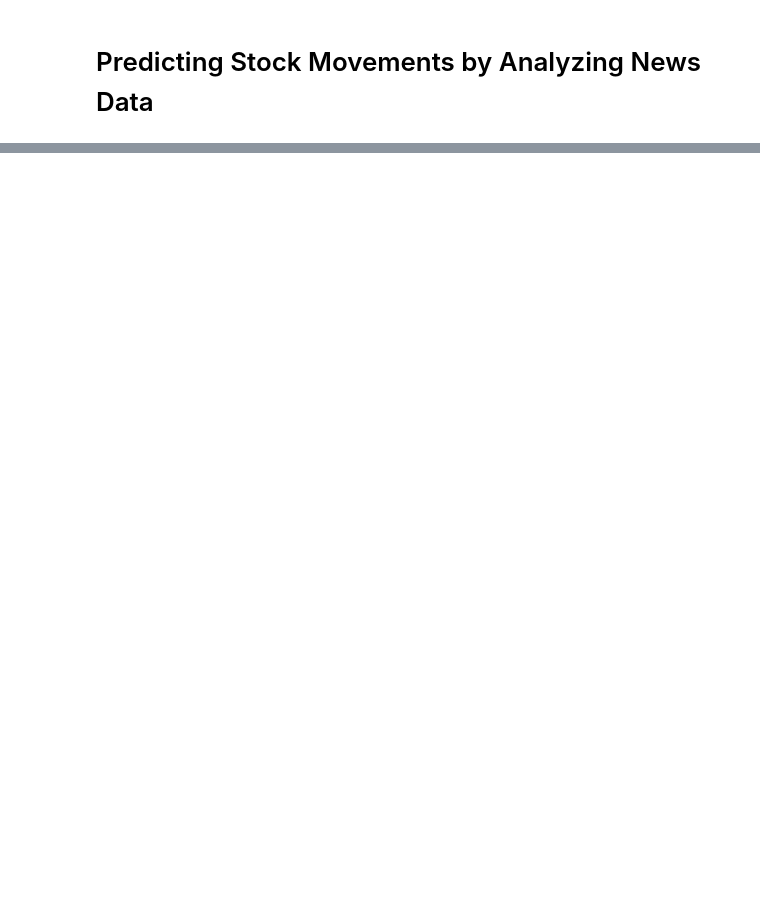
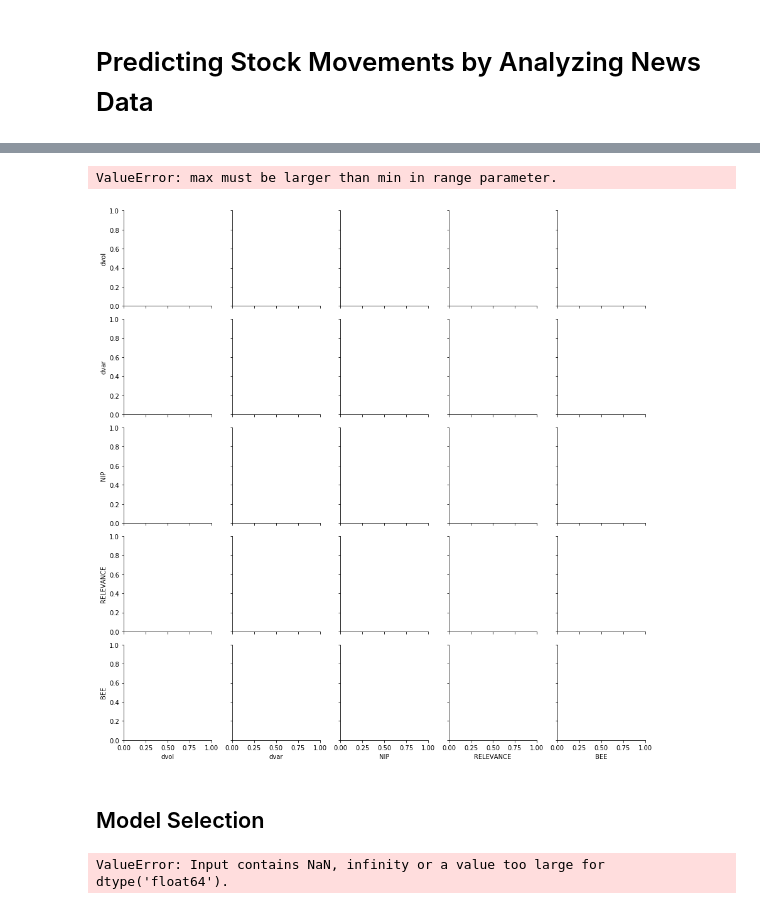
Before and after one commit to nico-busch/PHBS_MLF_2018, a Jupyter notebook: notebook.ipynb, the cells around one changed output, grey strips where cells are left out. Cells and saved outputs as stored; diff of their text form; code cells hidden in the pictures; blank space fills up the shorter version.

```diff
--- a/notebook.ipynb
+++ b/notebook.ipynb
@@ -52,0 +206,8 @@ plt.show();
+# %%
+# visualize relationship between the most correlated variables
+cols = corrmat.nlargest(5, 'dvol')['dvol'].index
+sns.pairplot(df[cols])
+plt.show()
+# %% [output]
+ValueError: max must be larger than min in range parameter.
+[figure, added]
@@ -52,0 +217,2 @@ plt.show();
+# %% [markdown]
+## Model Selection
@@ -52,0 +224,7 @@ plt.show();
+# %%
+lr = LogisticRegression()
+lr.fit(X_train, Y_train)
+lr.predict(X_test)
+lr.score(X_train, Y_train)
+# %% [output]
+ValueError: Input contains NaN, infinity or a value too large for dtype('float64').
```
Also changed, not shown: parts of 30 cells of this notebook, 3 other files.
